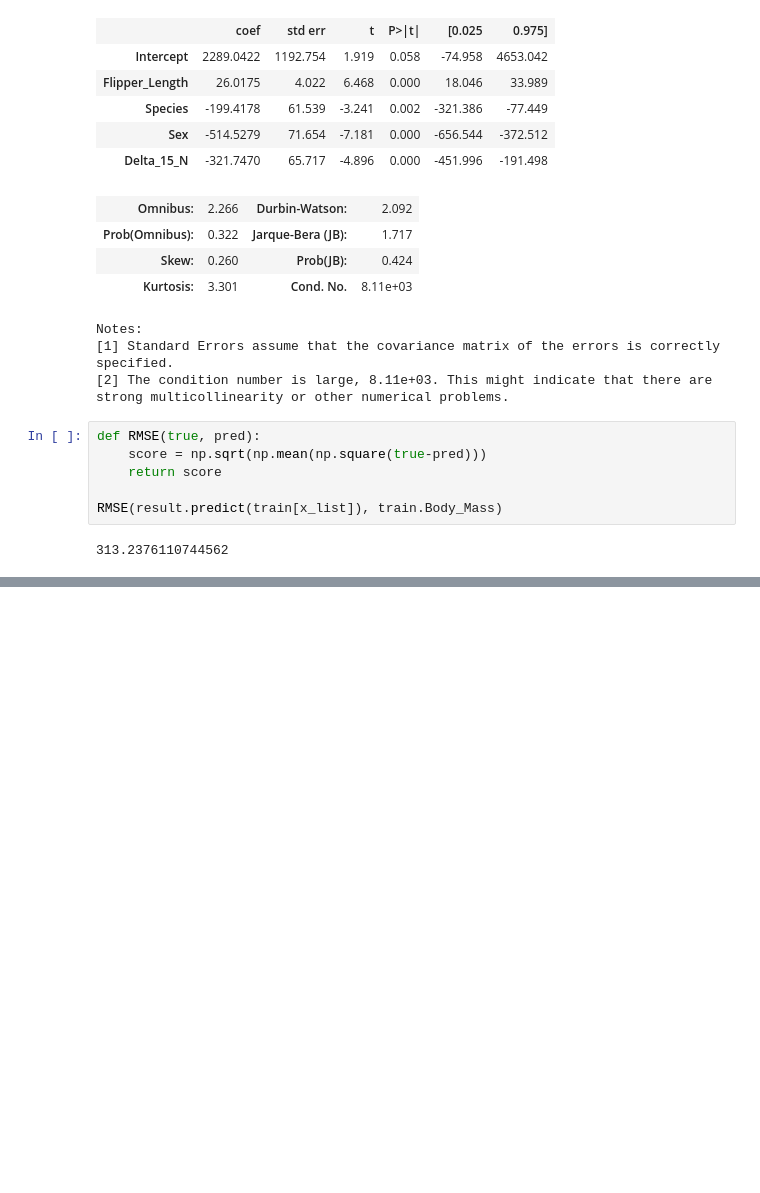
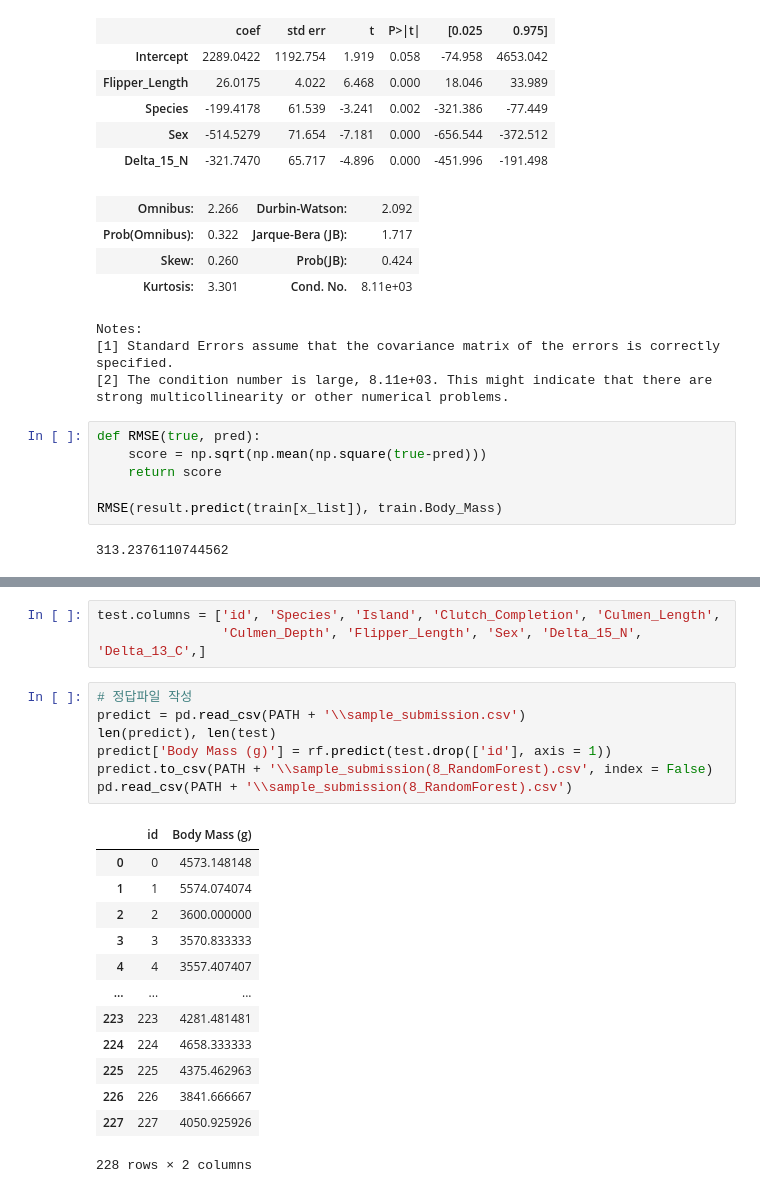
Before and after one commit to Jeong-Beom/TIL, a Jupyter notebook: Self-Study/복습 및 자습/DACON/펭귄 몸무게 예측 경진대회(Basic)/Model_Plus.ipynb, the cells around one changed output, grey strips where cells are left out. Cells and saved outputs as stored; diff of their text form; blank space fills up the shorter version.

```diff
--- a/Self-Study/복습 및 자습/DACON/펭귄 몸무게 예측 경진대회(Basic)/Model_Plus.ipynb
+++ b/Self-Study/복습 및 자습/DACON/펭귄 몸무게 예측 경진대회(Basic)/Model_Plus.ipynb
@@ -165,0 +272,24 @@ RMSE(elastic_net.predict(train[x_list]), train.Body_Mass)
+# %%
+test.columns = ['id', 'Species', 'Island', 'Clutch_Completion', 'Culmen_Length',
+                'Culmen_Depth', 'Flipper_Length', 'Sex', 'Delta_15_N', 'Delta_13_C',]
+# %%
+# 정답파일 작성
+predict = pd.read_csv(PATH + '\\sample_submission.csv')
+len(predict), len(test)
+predict['Body Mass (g)'] = rf.predict(test.drop(['id'], axis = 1))
+predict.to_csv(PATH + '\\sample_submission(8_RandomForest).csv', index = False)
+pd.read_csv(PATH + '\\sample_submission(8_RandomForest).csv')
+# %% [output]
+|  | id | Body Mass (g) |
+| 0 | 0 | 4573.148148 |
+| 1 | 1 | 5574.074074 |
+| 2 | 2 | 3600.000000 |
+| 3 | 3 | 3570.833333 |
+| 4 | 4 | 3557.407407 |
+| ... | ... | ... |
+| 223 | 223 | 4281.481481 |
+| 224 | 224 | 4658.333333 |
+| 225 | 225 | 4375.462963 |
+| 226 | 226 | 3841.666667 |
+| 227 | 227 | 4050.925926 |
+228 rows × 2 columns
```
Also changed, not shown: parts of 16 cells of this notebook, 1 other file.
